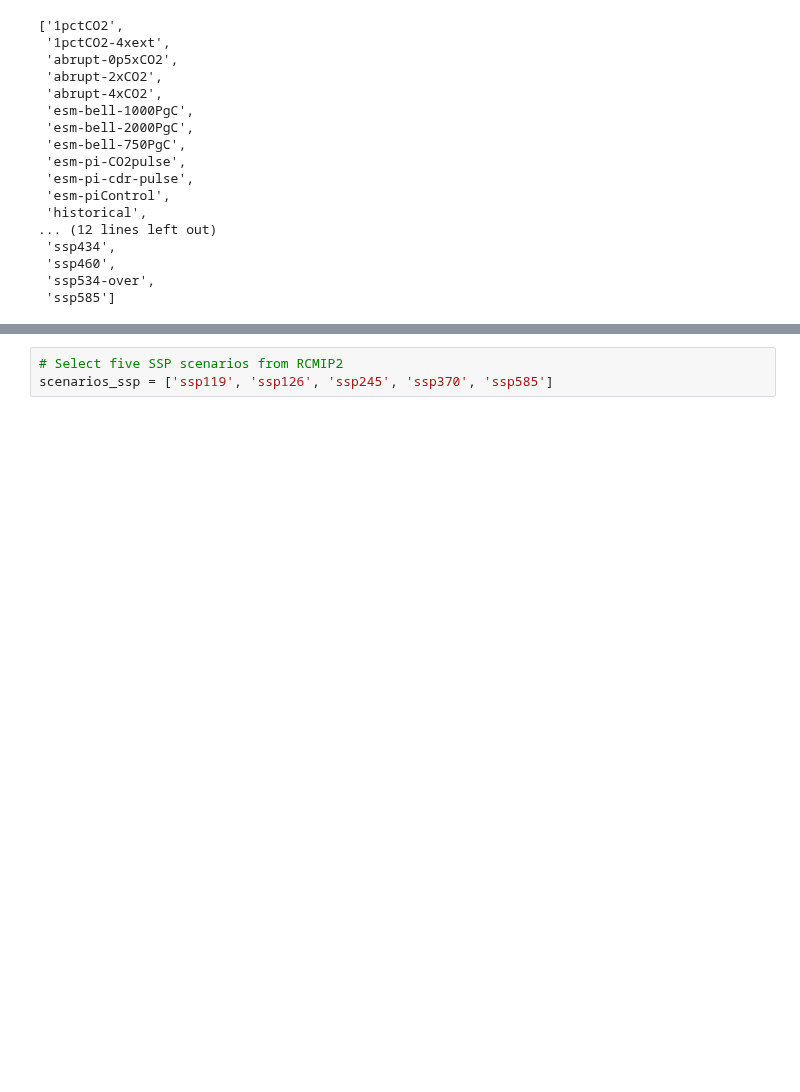
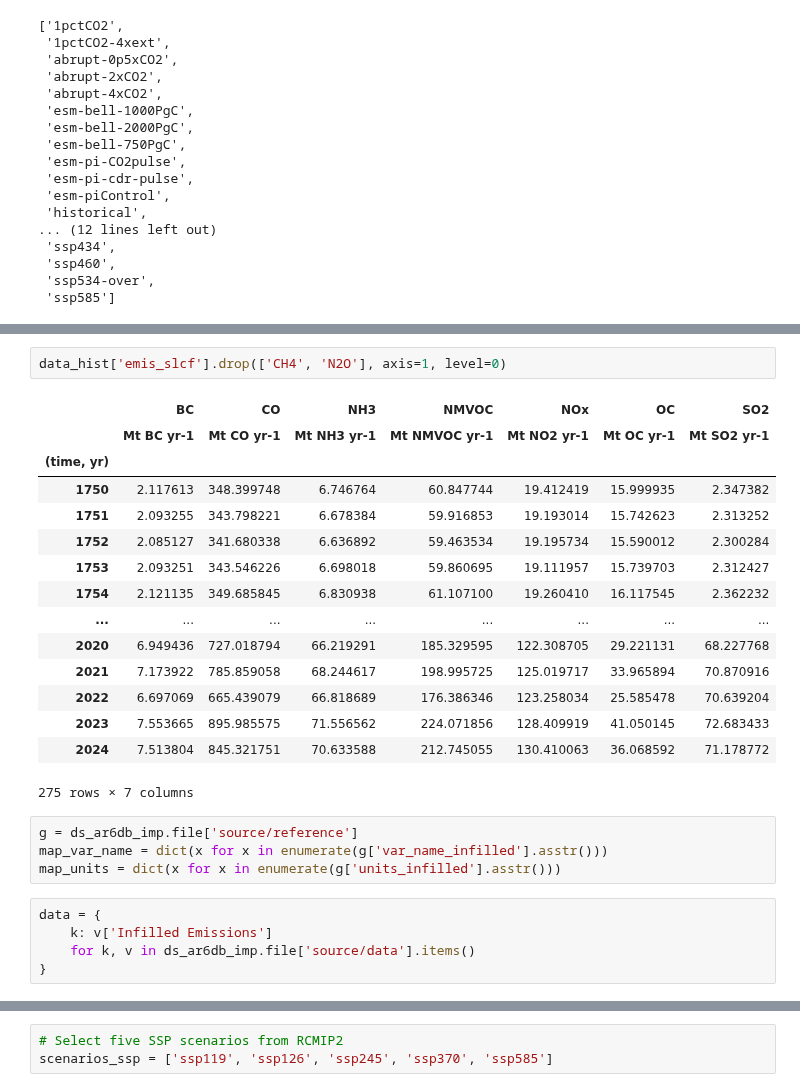
Before and after one commit to tsutsui1872/mce, a Jupyter notebook: notebook/mk_scenario_hist_future.ipynb, the cells around one changed output, grey strips where cells are left out. Saved outputs shown, nothing was run; the diff lists cells and outputs as text; blank space fills up the shorter version.

```diff
--- a/notebook/mk_scenario_hist_future.ipynb
+++ b/notebook/mk_scenario_hist_future.ipynb
@@ -49,0 +97,27 @@ list(ds_rcmip2.file)
+# %%
+data_hist['emis_slcf'].drop(['CH4', 'N2O'], axis=1, level=0)
+# %% [output]
+|  | BC | CO | NH3 | NMVOC | NOx | OC | SO2 |
+|  | Mt BC yr-1 | Mt CO yr-1 | Mt NH3 yr-1 | Mt NMVOC yr-1 | Mt NO2 yr-1 | Mt OC yr-1 | Mt SO2 yr-1 |
+| (time, yr) |  |  |  |  |  |  |  |
+| 1750 | 2.117613 | 348.399748 | 6.746764 | 60.847744 | 19.412419 | 15.999935 | 2.347382 |
+| 1751 | 2.093255 | 343.798221 | 6.678384 | 59.916853 | 19.193014 | 15.742623 | 2.313252 |
+| 1752 | 2.085127 | 341.680338 | 6.636892 | 59.463534 | 19.195734 | 15.590012 | 2.300284 |
+| 1753 | 2.093251 | 343.546226 | 6.698018 | 59.860695 | 19.111957 | 15.739703 | 2.312427 |
+| 1754 | 2.121135 | 349.685845 | 6.830938 | 61.107100 | 19.260410 | 16.117545 | 2.362232 |
+| ... | ... | ... | ... | ... | ... | ... | ... |
+| 2020 | 6.949436 | 727.018794 | 66.219291 | 185.329595 | 122.308705 | 29.221131 | 68.227768 |
+| 2021 | 7.173922 | 785.859058 | 68.244617 | 198.995725 | 125.019717 | 33.965894 | 70.870916 |
+| 2022 | 6.697069 | 665.439079 | 66.818689 | 176.386346 | 123.258034 | 25.585478 | 70.639204 |
+| 2023 | 7.553665 | 895.985575 | 71.556562 | 224.071856 | 128.409919 | 41.050145 | 72.683433 |
+| 2024 | 7.513804 | 845.321751 | 70.633588 | 212.745055 | 130.410063 | 36.068592 | 71.178772 |
+275 rows × 7 columns
+# %%
+g = ds_ar6db_imp.file['source/reference']
+map_var_name = dict(x for x in enumerate(g['var_name_infilled'].asstr()))
+map_units = dict(x for x in enumerate(g['units_infilled'].asstr()))
+# %%
+data = {
+    k: v['Infilled Emissions']
+    for k, v in ds_ar6db_imp.file['source/data'].items()
+}
```
Also changed, not shown: parts of 21 cells of this notebook.
